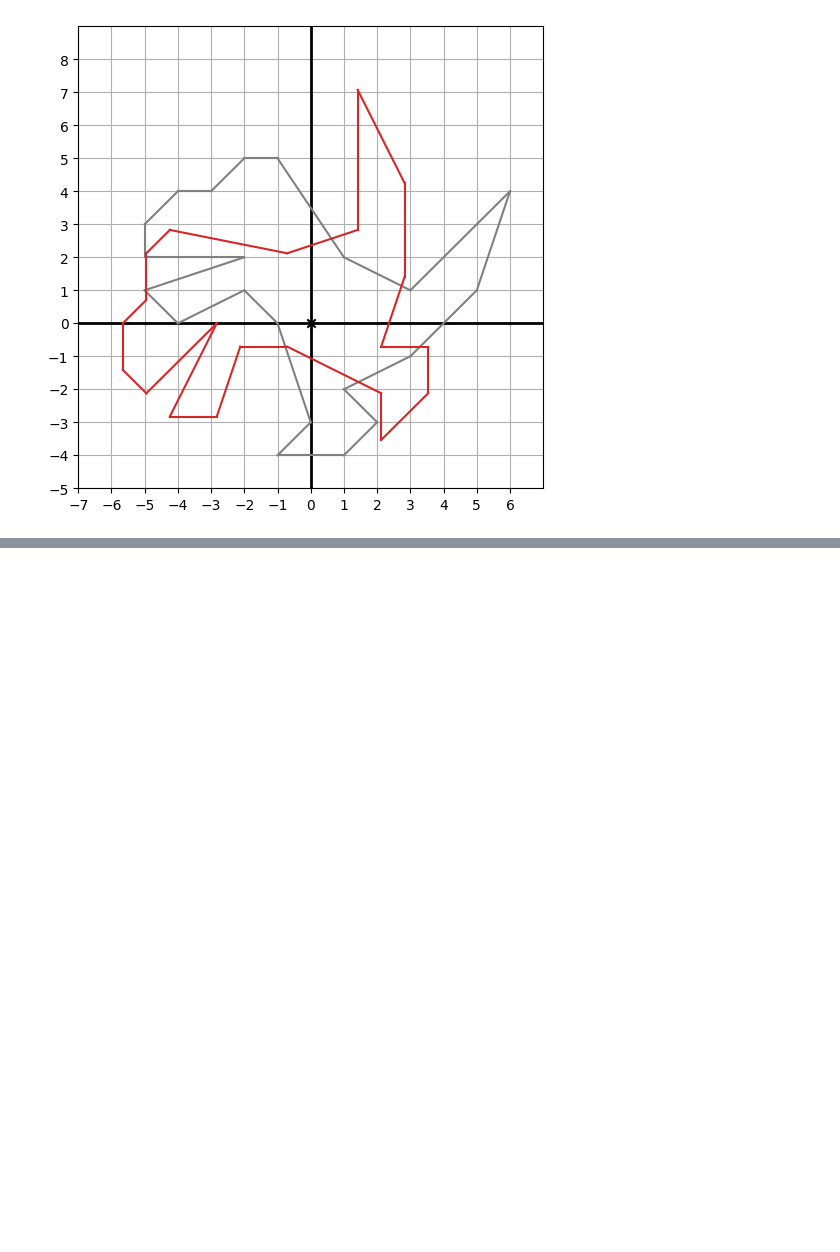
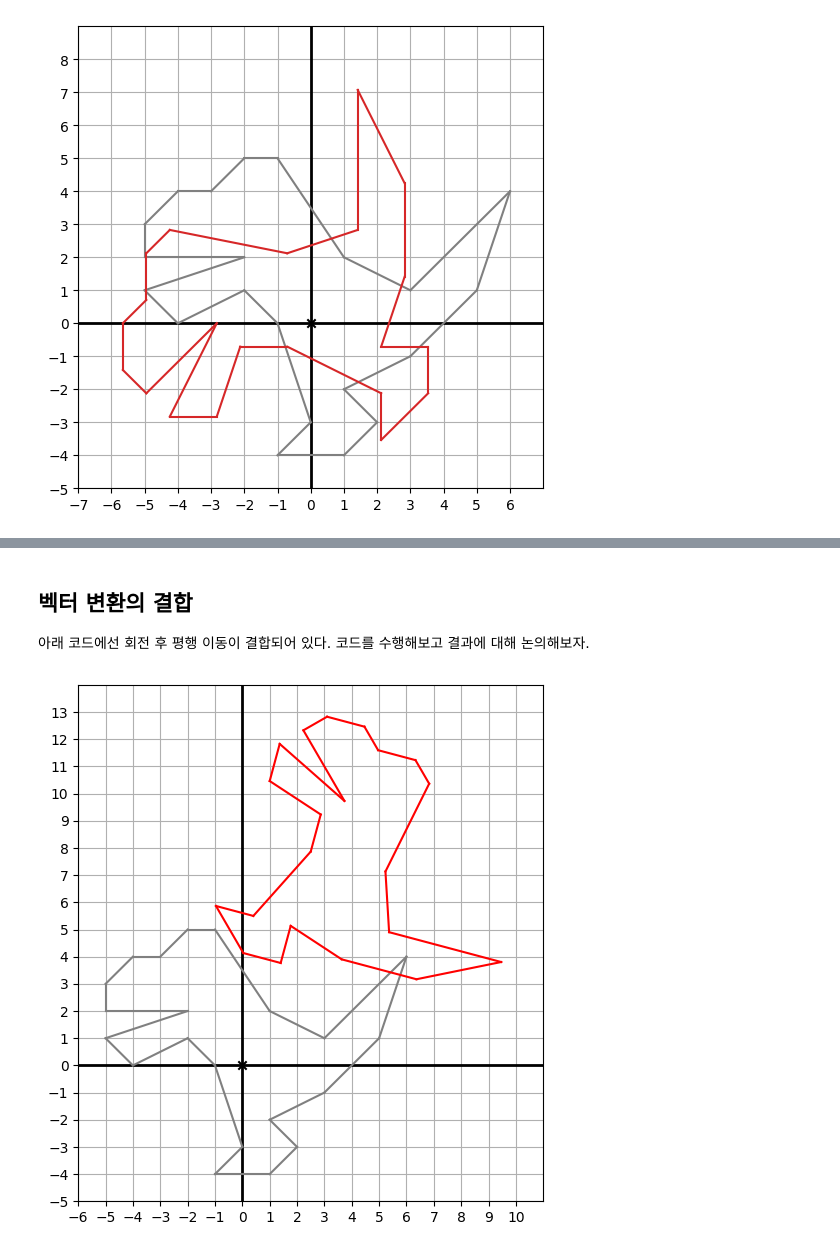
Before and after one commit to lusina0304/Algorithm2024_fall, a Jupyter notebook: 2025_spring/Ch02_2D_tri.ipynb, the cells around one changed output, grey strips where cells are left out. Drawn from its saved outputs; the diff is of its cells as text; code cells hidden in the pictures; blank space fills up the shorter version.

```diff
--- a/2025_spring/Ch02_2D_tri.ipynb
+++ b/2025_spring/Ch02_2D_tri.ipynb
@@ -206,0 +194,20 @@ draw(
+# %% [markdown]
+## 벡터 변환의 결합
+
+아래 코드에선 회전 후 평행 이동이 결합되어 있다. 코드를 수행해보고 결과에 대해 논의해보자.
+# %%
+def add(*vectors):
+    return (sum([v[0] for v in vectors]), sum([v[1] for v in vectors]))
+
+def translate(translation, vectors):
+    return [add(translation, v) for v in vectors]
+
+
+new_dino = translate((3,7), rotate(5 * pi/3, dino_vectors))
+
+draw(
+    Polygon(*dino_vectors, color='grey'),
+    Polygon(*new_dino, color='red')
+)
+# %% [output]
+[figure, added]
```
Also changed, not shown: parts of 11 cells of this notebook.
